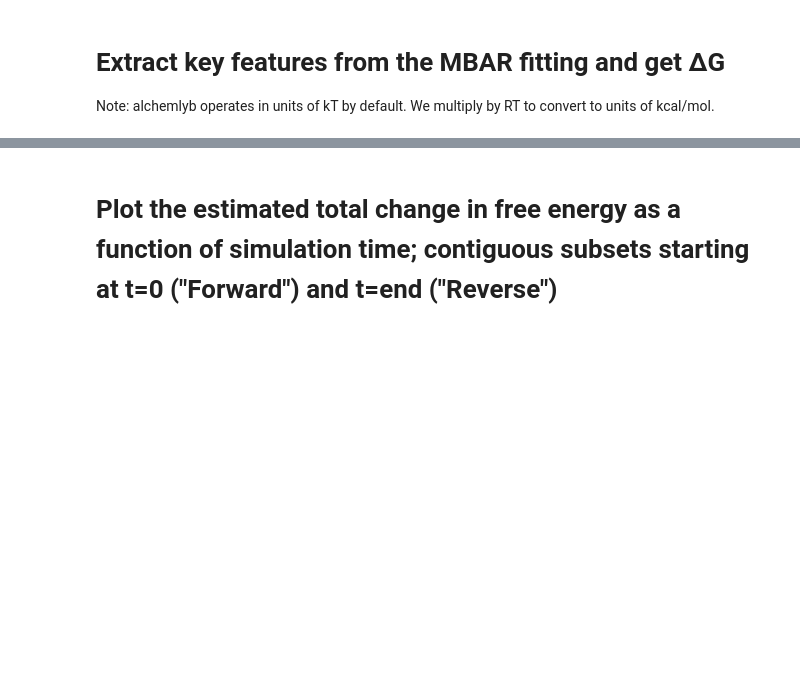
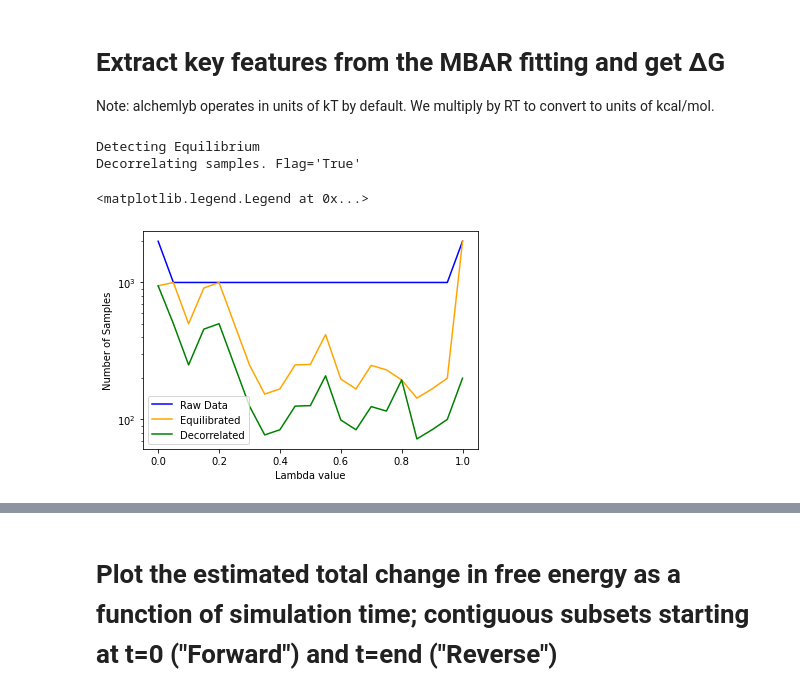
Before and after one commit to BranniganLab/safep, a Jupyter notebook: Sample Notebooks/BAR_Estimator_Basic.ipynb, the cells around one changed output, grey strips where cells are left out. Cells and saved outputs as stored; diff of their text form; code cells hidden in the pictures; blank space fills up the shorter version.

```diff
--- a/Sample Notebooks/BAR_Estimator_Basic.ipynb
+++ b/Sample Notebooks/BAR_Estimator_Basic.ipynb
@@ -14,8 +14,16 @@ warnings.simplefilter(action='ignore', category=FutureWarning)
 # %% [markdown]
 # User parameters
 # %%
-path='/path/to/fepout/'
-filename='*.fep*'
+path='/Users/ezry/Projects/SAFEP_tutorial/stepD_alchemy_bulk/sample_outputs/'
+filename='*.fepout'
 
 temperature = 303.15
 RT = 0.00198720650096 * temperature
+decorrelate = True #Flag for decorrelation of samples
+detectEQ = True #Flag for automated equilibrium detection
+
+fepoutFiles = glob(path+filename)
+totalSize = 0
+for file in fepoutFiles:
+    totalSize += os.path.getsize(file)
+print(f"Will process {len(fepoutFiles)} fepout files.\nTotal size:{np.round(totalSize/10**9, 2)}GB")
@@ -37,3 +37,6 @@ Note: alchemlyb operates in units of kT by default. We multiply by RT to convert
 u_nk = safep.read_and_process(fepoutFiles, temperature, decorrelate, detectEQ) #u_nk stores the fep data
 perWindow, cumulative = safep.do_estimation(u_nk) #Run the BAR estimator on the fep data
 forward, forward_error, backward, backward_error = safep.do_convergence(u_nk) #Used later in the convergence plot'
+# %% [output]
+Detecting Equilibrium
+Decorrelating samples. Flag='True'
@@ -39,0 +45,21 @@ forward, forward_error, backward, backward_error = safep.do_convergence(u_nk) #U
+# %%
+u_nk = namd.extract_u_nk(fepoutFiles, temperature)
+samples = safep.get_n_samples(u_nk)
+
+equilibrated = safep.detect_equilibrium_u_nk(u_nk)
+samples_eq = safep.get_n_samples(equilibrated)
+
+decorrelated = safep.decorrelate_u_nk(equilibrated)
+samples_decorr = safep.get_n_samples(decorrelated)
+# %%
+fig, ax = plt.subplots()
+ax.plot(samples, color='blue', label='Raw Data')
+ax.plot(samples_eq, color='orange', label='Equilibrated')
+ax.plot(samples_decorr, color='green', label='Decorrelated')
+plt.yscale('log')
+ax.set_ylabel('Number of Samples')
+ax.set_xlabel('Lambda value')
+ax.legend()
+# %% [output]
+<matplotlib.legend.Legend at 0x...>
+[figure, added]
```
Also changed, not shown: parts of 10 cells of this notebook.
